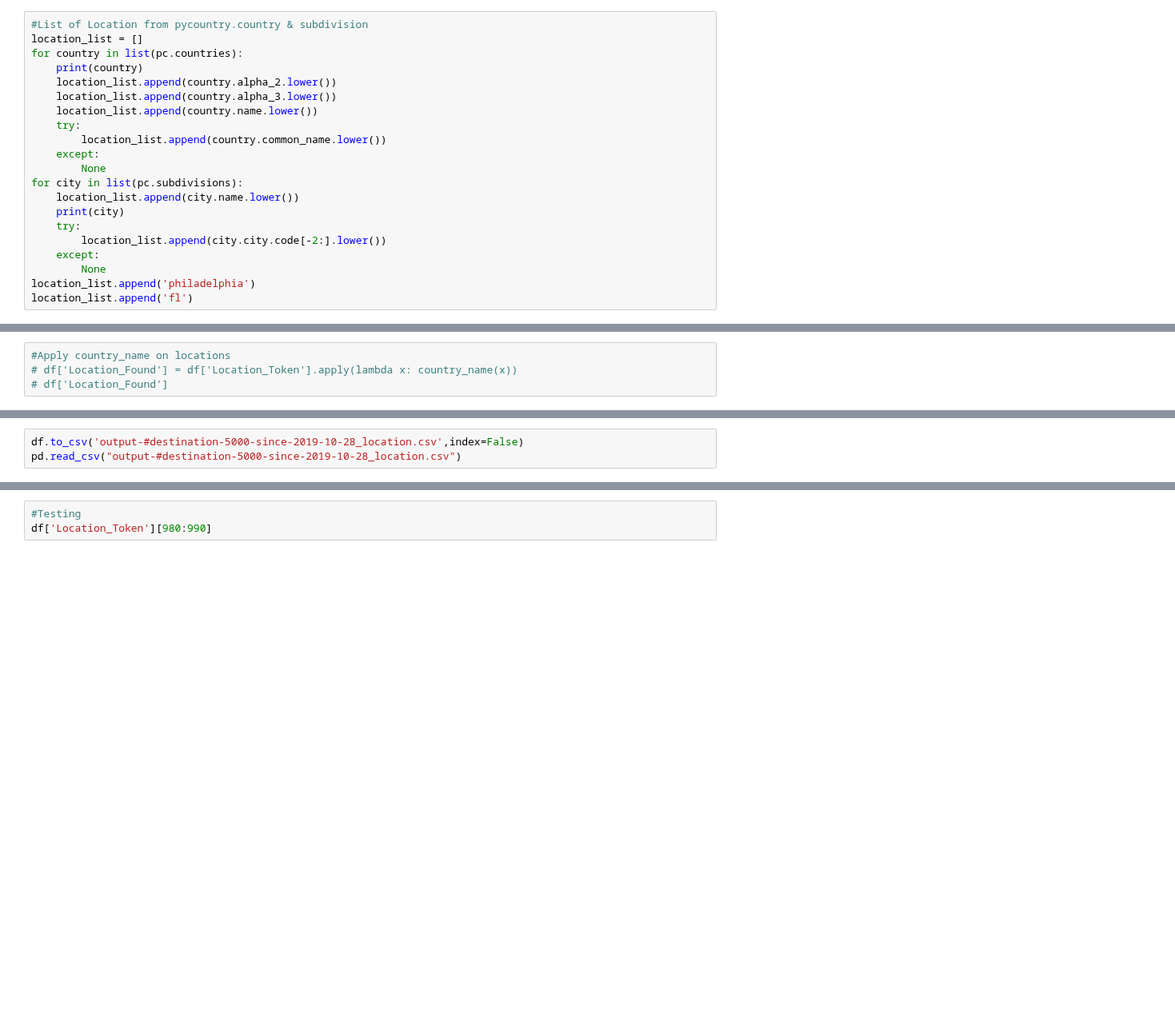
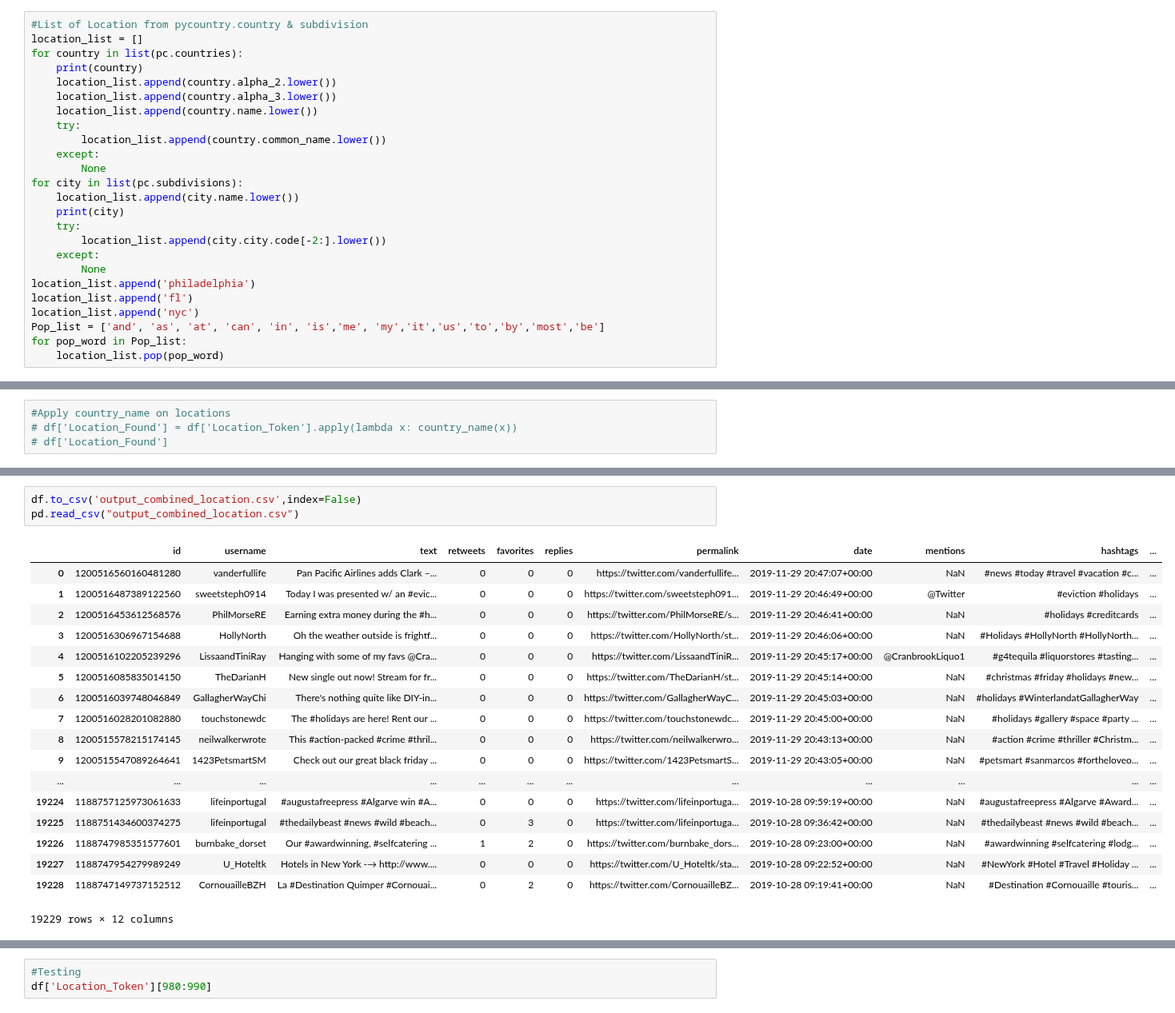
Before and after one commit to abhi-vik/ugc-analytics, a Jupyter notebook: assignments/project/Stage 1.ipynb, the cells around one changed output, grey strips where cells are left out. Shown at 80% size. Drawn from its saved outputs; the diff is of its cells as text; blank space fills up the shorter version.

```diff
--- a/assignments/project/Stage 1.ipynb
+++ b/assignments/project/Stage 1.ipynb
@@ -47,6 +47,10 @@ for city in list(pc.subdivisions):
         None
 location_list.append('philadelphia')
 location_list.append('fl')
+location_list.append('nyc')
+Pop_list = ['and', 'as', 'at', 'can', 'in', 'is','me', 'my','it','us','to','by','most','be']
+for pop_word in Pop_list:
+    location_list.pop(pop_word)
 # %% [output]
 Country(alpha_2='AW', alpha_3='ABW', name='Aruba', numeric='533')
 Country(alpha_2='AF', alpha_3='AFG', name='Afghanistan', numeric='004', official_name='Islamic Republic of Afghanistan')
@@ -130,5 +152,24 @@ df['Tweet_Location_Found']
 # %%
-df.to_csv('output-#destination-5000-since-2019-10-28_location.csv',index=False)
-pd.read_csv("output-#destination-5000-since-2019-10-28_location.csv")
+df.to_csv('output_combined_location.csv',index=False)
+pd.read_csv("output_combined_location.csv")
+# %% [output]
+|  | id | username | text | retweets | favorites | replies | permalink | date | mentions | hashtags | ... |
+| 0 | 1200516560160481280 | vanderfullife | Pan Pacific Airlines adds Clark –... | 0 | 0 | 0 | https://twitter.com/vanderfullife... | 2019-11-29 20:47:07+00:00 | NaN | #news #today #travel #vacation #c... | ... |
+| 1 | 1200516487389122560 | sweetsteph0914 | Today I was presented w/ an #evic... | 0 | 0 | 0 | https://twitter.com/sweetsteph091... | 2019-11-29 20:46:49+00:00 | @Twitter | #eviction #holidays | ... |
+| 2 | 1200516453612568576 | PhilMorseRE | Earning extra money during the #h... | 0 | 0 | 0 | https://twitter.com/PhilMorseRE/s... | 2019-11-29 20:46:41+00:00 | NaN | #holidays #creditcards | ... |
+| 3 | 1200516306967154688 | HollyNorth | Oh the weather outside is frightf... | 0 | 0 | 0 | https://twitter.com/HollyNorth/st... | 2019-11-29 20:46:06+00:00 | NaN | #Holidays #HollyNorth #HollyNorth... | ... |
+| 4 | 1200516102205239296 | LissaandTiniRay | Hanging with some of my favs @Cra... | 0 | 0 | 0 | https://twitter.com/LissaandTiniR... | 2019-11-29 20:45:17+00:00 | @CranbrookLiquo1 | #g4tequila #liquorstores #tasting... | ... |
+| 5 | 1200516085835014150 | TheDarianH | New single out now! Stream for fr... | 0 | 0 | 0 | https://twitter.com/TheDarianH/st... | 2019-11-29 20:45:14+00:00 | NaN | #christmas #friday #holidays #new... | ... |
+| 6 | 1200516039748046849 | GallagherWayChi | There's nothing quite like DIY-in... | 0 | 0 | 0 | https://twitter.com/GallagherWayC... | 2019-11-29 20:45:03+00:00 | NaN | #holidays #WinterlandatGallagherWay | ... |
+| 7 | 1200516028201082880 | touchstonewdc | The #holidays are here! Rent our ... | 0 | 0 | 0 | https://twitter.com/touchstonewdc... | 2019-11-29 20:45:00+00:00 | NaN | #holidays #gallery #space #party ... | ... |
+| 8 | 1200515578215174145 | neilwalkerwrote | This #action-packed #crime #thril... | 0 | 0 | 0 | https://twitter.com/neilwalkerwro... | 2019-11-29 20:43:13+00:00 | NaN | #action #crime #thriller #Christm... | ... |
+| 9 | 1200515547089264641 | 1423PetsmartSM | Check out our great black friday ... | 0 | 0 | 0 | https://twitter.com/1423PetsmartS... | 2019-11-29 20:43:05+00:00 | NaN | #petsmart #sanmarcos #fortheloveo... | ... |
+| ... | ... | ... | ... | ... | ... | ... | ... | ... | ... | ... | ... |
+| 19224 | 1188757125973061633 | lifeinportugal | #augustafreepress #Algarve win #A... | 0 | 0 | 0 | https://twitter.com/lifeinportuga... | 2019-10-28 09:59:19+00:00 | NaN | #augustafreepress #Algarve #Award... | ... |
+| 19225 | 1188751434600374275 | lifeinportugal | #thedailybeast #news #wild #beach... | 0 | 3 | 0 | https://twitter.com/lifeinportuga... | 2019-10-28 09:36:42+00:00 | NaN | #thedailybeast #news #wild #beach... | ... |
+| 19226 | 1188747985351577601 | burnbake_dorset | Our #awardwinning, #selfcatering ... | 1 | 2 | 0 | https://twitter.com/burnbake_dors... | 2019-10-28 09:23:00+00:00 | NaN | #awardwinning #selfcatering #lodg... | ... |
+| 19227 | 1188747954279989249 | U_Hoteltk | Hotels in New York -→ http://www.... | 0 | 0 | 0 | https://twitter.com/U_Hoteltk/sta... | 2019-10-28 09:22:52+00:00 | NaN | #NewYork #Hotel #Travel #Holiday ... | ... |
+| 19228 | 1188747149737152512 | CornouailleBZH | La #Destination Quimper #Cornouai... | 0 | 2 | 0 | https://twitter.com/CornouailleBZ... | 2019-10-28 09:19:41+00:00 | NaN | #Destination #Cornouaille #touris... | ... |
+19229 rows × 12 columns
 # %%
 #Run this to get all valid locations, remove empty location records
```
Also changed, not shown: parts of 3 cells of this notebook, 2 other files.
